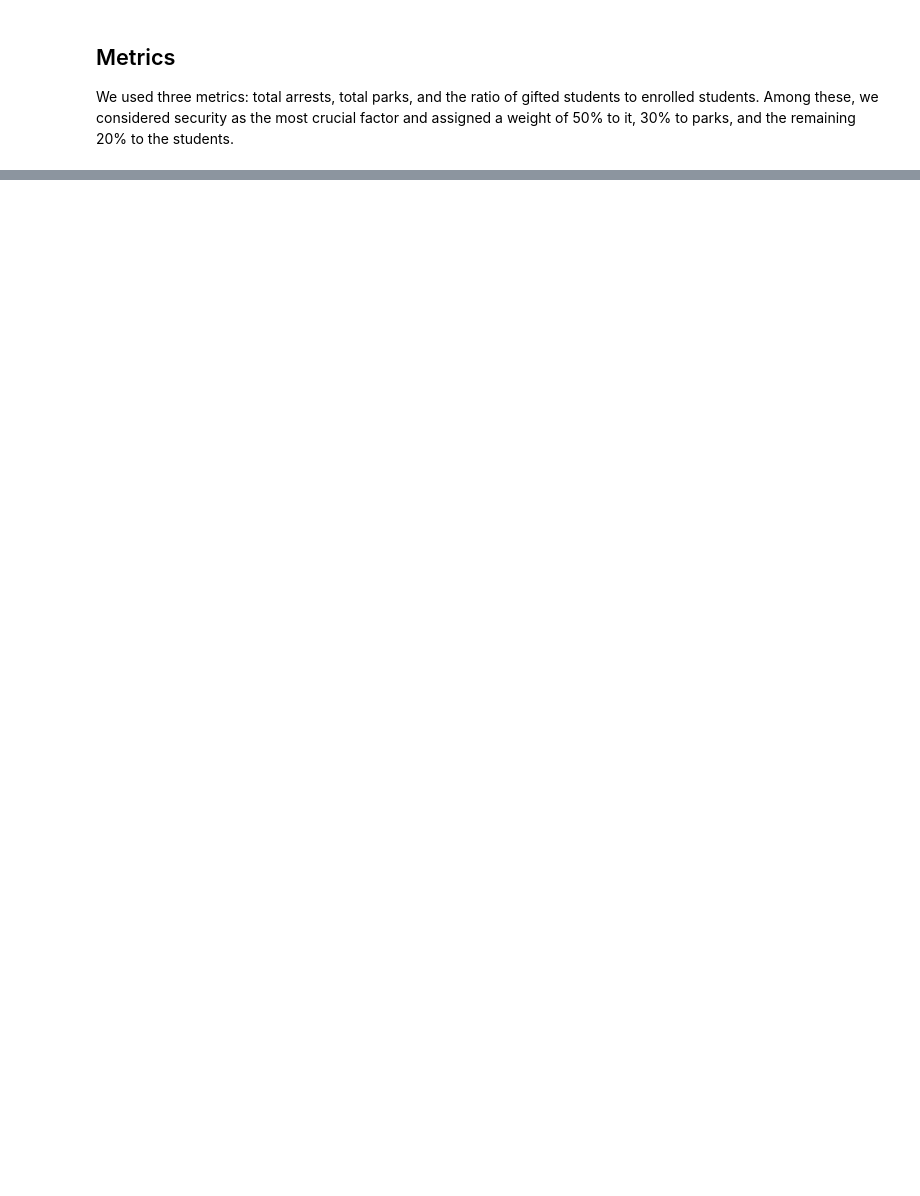
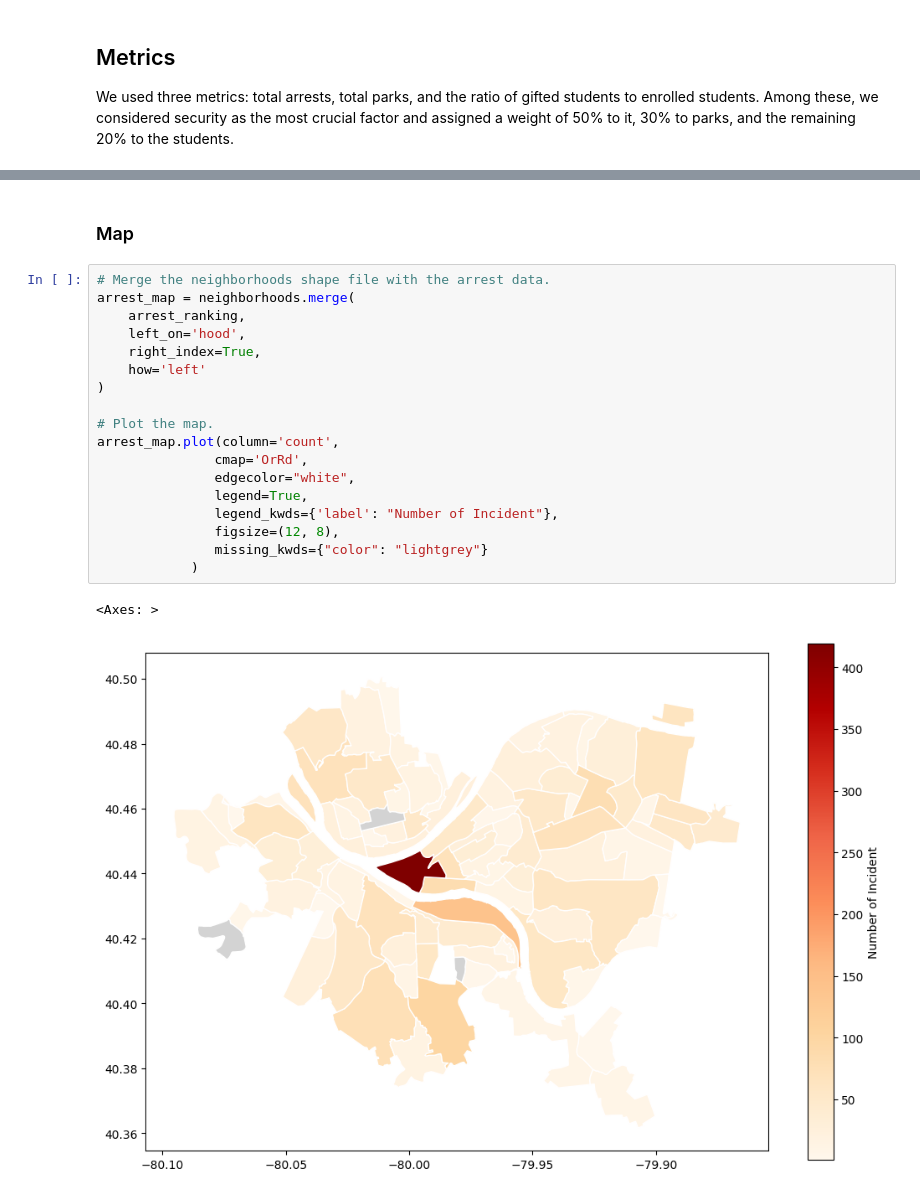
Before and after one commit to aliddy23/cmpinf-0010-final, a Jupyter notebook: final.ipynb, the cells around one changed output, grey strips where cells are left out. Saved outputs shown, nothing was run; the diff lists cells and outputs as text; blank space fills up the shorter version.

```diff
--- a/final.ipynb
+++ b/final.ipynb
@@ -65,0 +78,23 @@ The following map shows the distribution of the best neighborhoods in Pittsburgh
+# %% [markdown]
+### Map
+# %%
+# Merge the neighborhoods shape file with the arrest data.
+arrest_map = neighborhoods.merge(
+    arrest_ranking,
+    left_on='hood',
+    right_index=True,
+    how='left'
+)
+
+# Plot the map.
+arrest_map.plot(column='count',
+               cmap='OrRd',
+               edgecolor="white",
+               legend=True,
+               legend_kwds={'label': "Number of Incident"},
+               figsize=(12, 8),
+               missing_kwds={"color": "lightgrey"}
+            )
+# %% [output]
+<Axes: >
+[figure, added]
```
Also changed, not shown: parts of 30 cells of this notebook, 2 other files.
